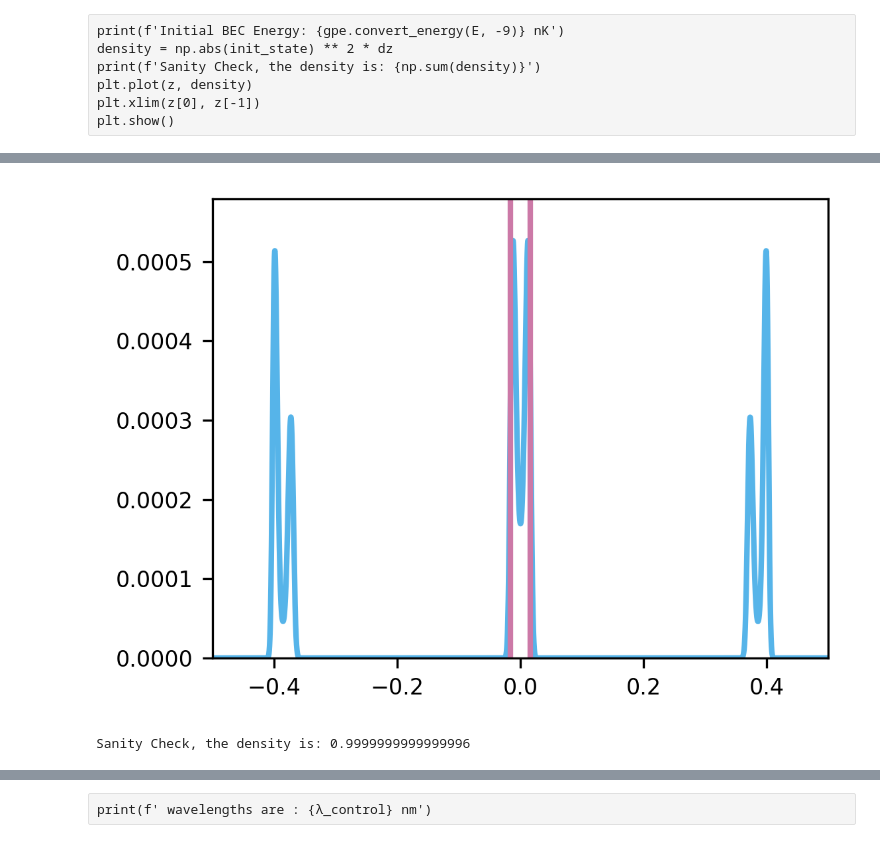
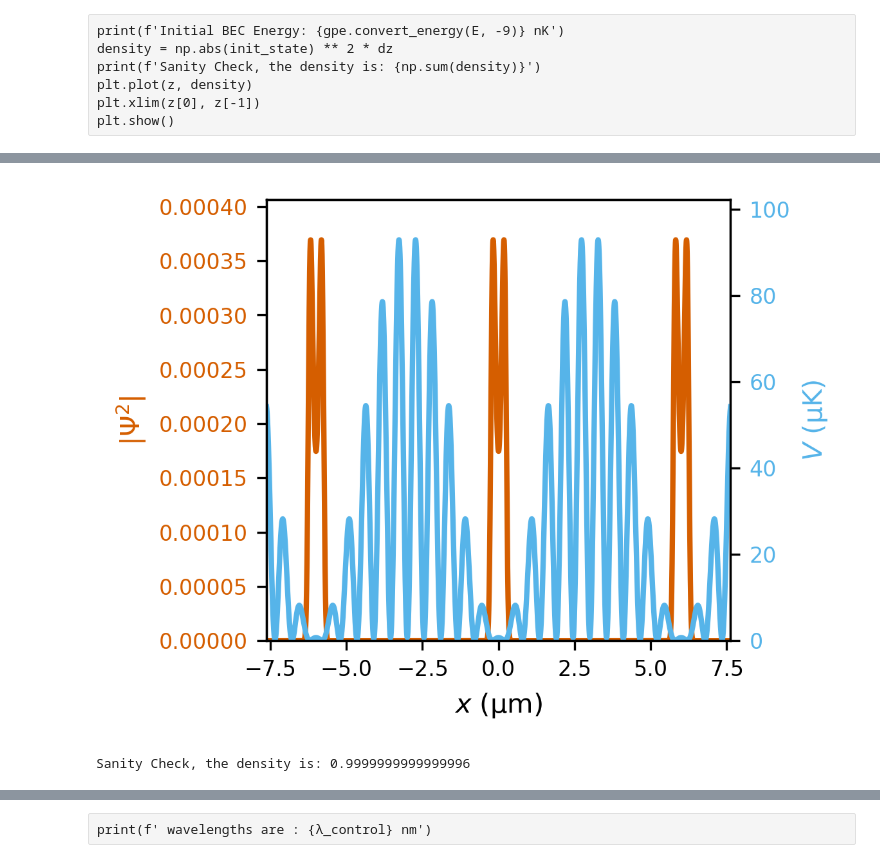
Before and after one commit to dustindberg/GPE, a Jupyter notebook: BEC_TwoFieldExample.ipynb, the cells around one changed output, grey strips where cells are left out. Saved outputs shown, nothing was run; the diff lists cells and outputs as text; code cells hidden in the pictures.

Commit message:
Two Field Example tidying and plotting for paper.

```diff
--- a/BEC_TwoFieldExample.ipynb
+++ b/BEC_TwoFieldExample.ipynb
@@ -375,9 +378,10 @@ vals, vecs = eigh(S)
 #########################################################################
 m = k[0] - k[1]
 p = k[0] + k[1]
-xi = x[0]
-xf = x[-1]
+xi = -0.5 * window
+xf = 0.5 * window
 # window = gpe.dimless_x(λ_target, -9)
+print(f'xi: {xi}, xf: {xf}')
 
 # This notation is awful and I don't care
 a1a1 = α1 * (0.5 * window - (np.sin(2 * k[0] * xf) - np.sin(2 * k[0] * xi)) / (4 * k[0]))
@@ -806,7 +813,7 @@ def first_pass_cooling(x):
     """
     Non-relativistic kinetic energy
     """
-    return ((max(zoom_fields) * x) / x_lim) ** 2
+    return max(adjusted_eig_winner) * (x / x_lim) ** 2
 
 def fwhm(density, grid):
     index = np.where(density >= 0.5*density.max())[0]
@@ -839,20 +846,26 @@ c2 = ok['orange']
 
 fig=plt.figure()
 ax1=fig.add_subplot(111)
-ax1.plot(z_micro, gpe.convert_energy(sys_params['initial_trap'](z), -9), label='SO Potential', color=c1)
+ax1.plot(z_micro, gpe.convert_energy(sys_params['initial_trap'](z), -6), label='SO Potential', color=c1)
 ax1.set_xlabel('$x (μm)$')
 ax1.set_xlim(z_micro[0], z_micro[-1])
 
 if pre_cooling:
     ax2 = ax1.twinx()
-    ax2.plot(z_micro, gpe.convert_energy(first_pass_cooling(z), -9), label='Initial Cooling Potential', color=c2)
+    ax2.plot(z_micro, gpe.convert_energy(first_pass_cooling(z), -6), label='Initial Cooling Potential', color=c2)
     ax2.set_ylabel('Init Cooling potential', color=c2)
     ax2.tick_params(axis='y', labelcolor=c2)
 
-ax1.set_ylabel('$V nK(x)$', color=c1)
+ax1.set_ylabel('$V$ (μK)', color=c1)
 ax1.tick_params(axis='y', labelcolor=c1)
 #plt.ticklabel_format(style='sci', axis='y', scilimits=(-1e-4, 1e-4))
 plt.tight_layout()
 plt.savefig(f'{file_path}/{file_name}_CoolingPotential_{test_field_tag}.pdf')
 plt.show()
+
+plt.figure()
+plt.plot(z_nano, gpe.convert_energy(sys_params['initial_trap'](z), -9))
+plt.xlim(-λ_min, λ_min)
+plt.ylim(0, 2 * max(gpe.convert_energy(sys_params['initial_trap'](x), -9)))
+plt.show()
 # %% [output]
@@ -955,15 +969,31 @@ Initial BEC Energy: 816.767810492135 nK
 This compared to the Critical Temperature:  111185.92893691169 nK
 # %%
 density = np.abs(init_state) ** 2 * dz
-plt.plot(z, density)
-plt.vlines([gpe.dimless_x(-λ_min/4, -9), gpe.dimless_x(λ_min/4, -9)], 0, 1.1*density.max(), color=color2, label='λ/2')
-plt.xlim(z[0], z[-1])
-plt.ylim(0, 1.1*density.max())
+
+fig = plt.figure()
+ax1 = fig.add_subplot(111)
+ax1.plot(z_micro, density, color=ok['red'])
+ax1.set_xlim(z_micro[0], z_micro[-1])
+ax1.set_xlabel('$x$ (μm)')
+
+ax2 = ax1.twinx()
+
+ax2.plot(z_micro, gpe.convert_energy(sys_params['initial_trap'](z), -6), color=c1)
+
+ax1.set_ylim(0, 1.1 * density.max())
+ax2.set_ylim(0, 1.1 * gpe.convert_energy(sys_params['initial_trap'](z), -6).max())
+
+ax1.set_ylabel('|$\\Psi^2$|', color=ok['red'])
+ax1.tick_params('y', labelcolor=ok['red'])
+ax2.set_ylabel('$V$ (μK)', color=ok['blue'])
+ax2.tick_params('y', labelcolor=ok['blue'])
+plt.tight_layout()
+plt.savefig(f'{file_path}/{file_name}_Potential-and-Density_{test_field_tag}.pdf')
 plt.show()
 
 print(f'Sanity Check, the density is: {np.sum(density)}')
 # %% [output]
-[figure, old version]
+[figure, new version]
 Sanity Check, the density is: 0.9999999999999996
 # %%
 plot_max = gpe.convert_energy(max(sys_params['initial_trap'](x)), -9)
```
Also changed, not shown: parts of 35 cells of this notebook.
